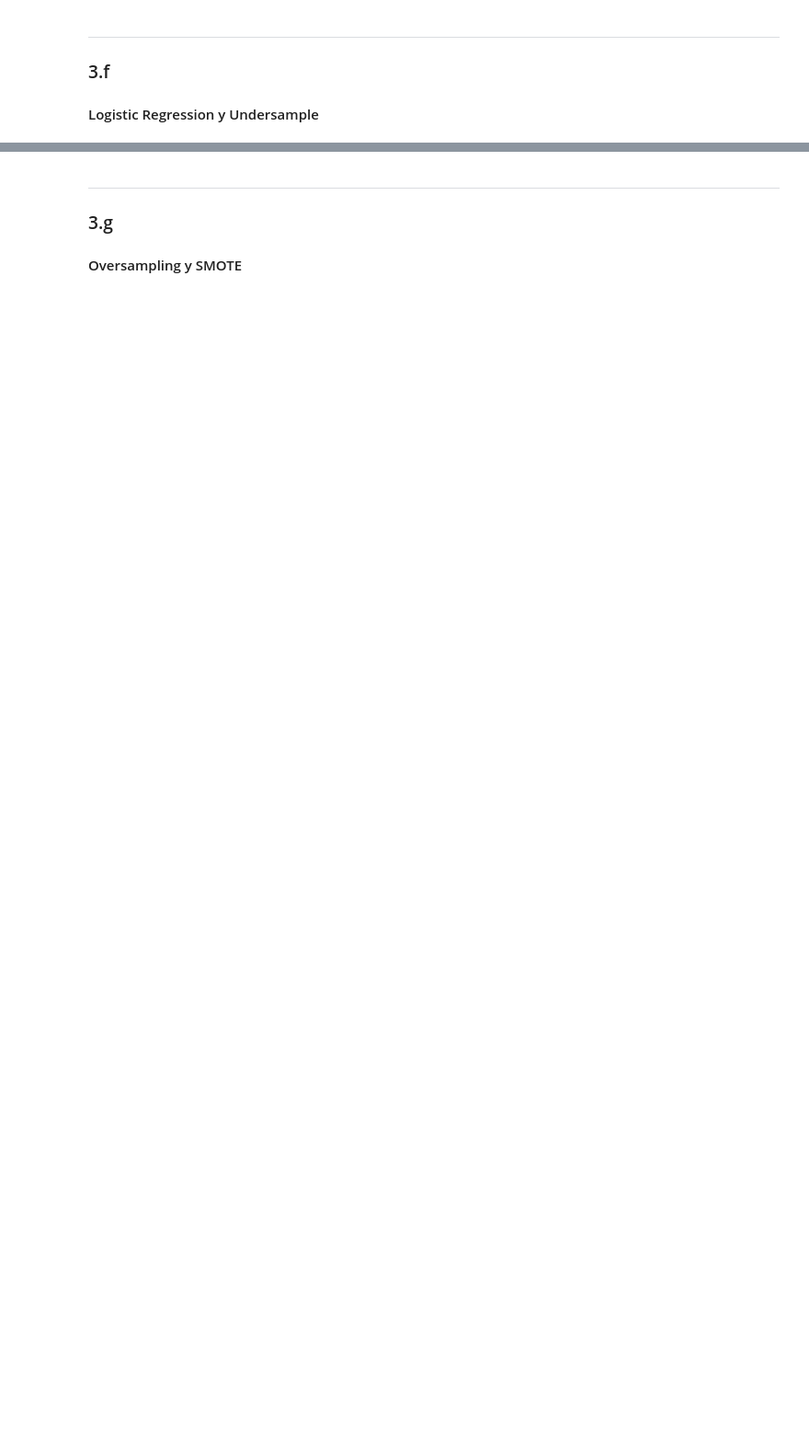
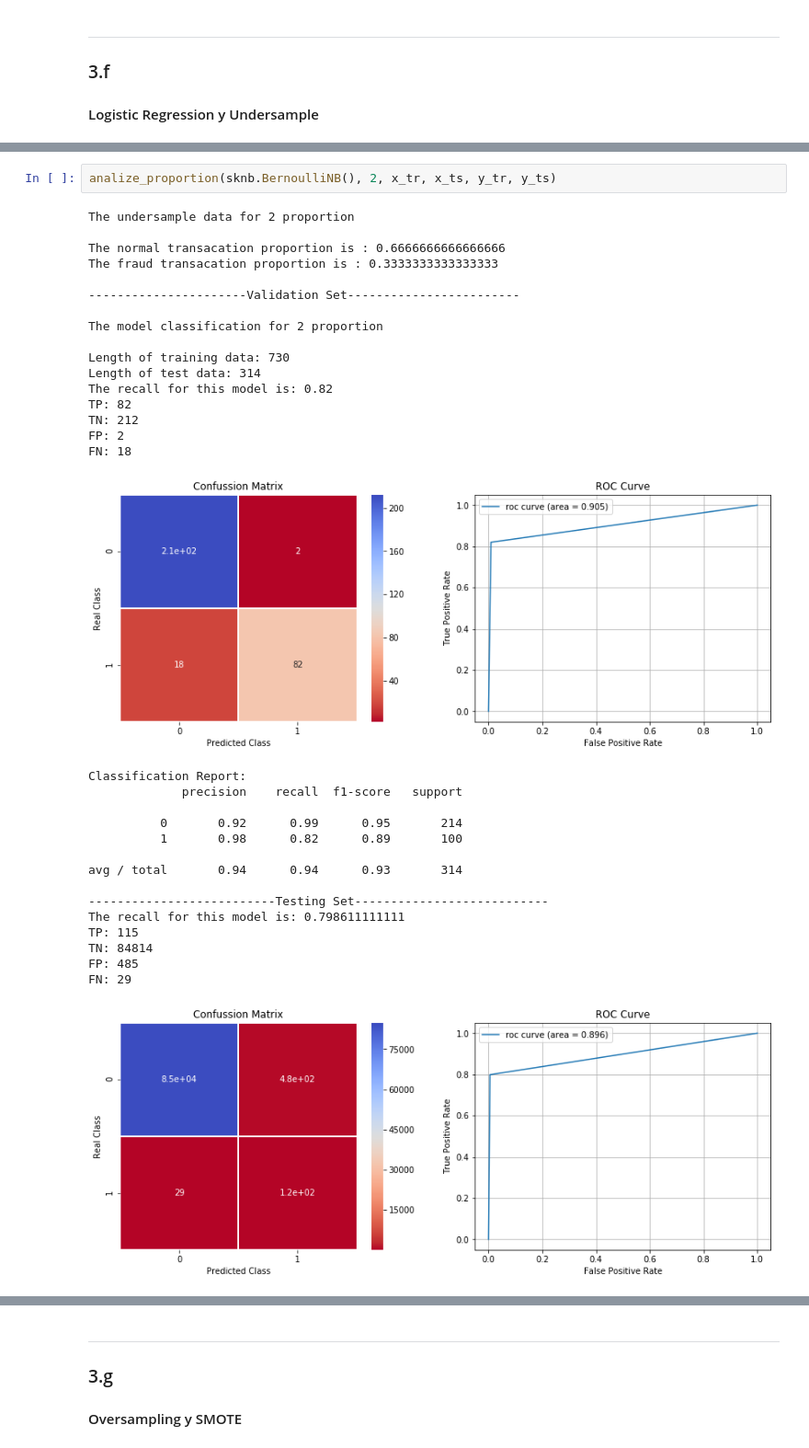
Before and after one commit to vlizanae/INF393, a Jupyter notebook: tarea-2/tarea-2.ipynb, the cells around one changed output, grey strips where cells are left out. Shown at 92% size. Drawn from its saved outputs; the diff is of its cells as text; blank space fills up the shorter version.

```diff
--- a/tarea-2/tarea-2.ipynb
+++ b/tarea-2/tarea-2.ipynb
@@ -1231,0 +1320,35 @@ avg / total       1.00      0.99      1.00     85443
+# %%
+analize_proportion(sknb.BernoulliNB(), 2, x_tr, x_ts, y_tr, y_ts)
+# %% [output]
+The undersample data for 2 proportion
+
+The normal transacation proportion is : 0.6666666666666666
+The fraud transacation proportion is : 0.3333333333333333
+
+----------------------Validation Set------------------------
+
+The model classification for 2 proportion
+
+Length of training data: 730
+Length of test data: 314
+The recall for this model is: 0.82
+TP: 82
+TN: 212
+FP: 2
+FN: 18
+[figure, added]
+Classification Report:
+             precision    recall  f1-score   support
+
+          0       0.92      0.99      0.95       214
+          1       0.98      0.82      0.89       100
+
+avg / total       0.94      0.94      0.93       314
+
+--------------------------Testing Set---------------------------
+The recall for this model is: 0.798611111111
+TP: 115
+TN: 84814
+FP: 485
+FN: 29
+[figure, added]
```
Also changed, not shown: parts of 27 cells of this notebook.
